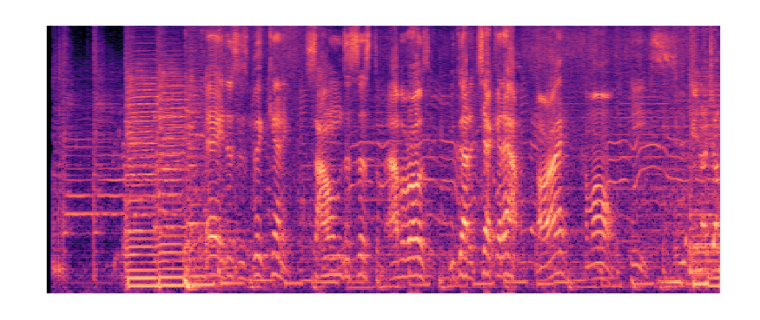
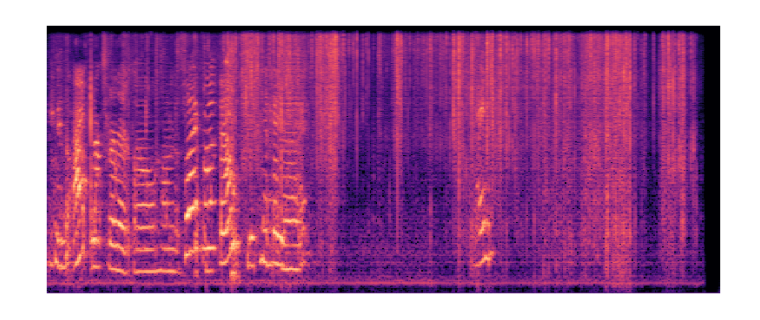
Before and after one commit to hongming21/Mel-Refine, a Jupyter notebook: visiualize.ipynb, the cells around one changed output. Cells and saved outputs as stored; diff of their text form; code cells hidden in the pictures.

```diff
--- a/visiualize.ipynb
+++ b/visiualize.ipynb
@@ -3,26 +3,26 @@
 # %%
 import librosa
 import librosa.display
 import matplotlib.pyplot as plt
 import numpy as np
 
 # 读取音频文件
-audio_path = "/raid2/DATA/ckpt/audiocaps_test/test/g6CY7qvu81k_105086_0.wav"  # 替换为你的音频文件路径
+audio_path = "/raid3/hm/workspace/freeau/high_freq/1725385273_steps_200_guidance_3.0_s1_2.5_s2_2.5_b1_1.0_b2_1.0_constant_tango2_seed27/AbplcXwXnvE_102751_30.wav"
 y, sr = librosa.load(audio_path)
 
 # 计算梅尔频谱
 S = librosa.feature.melspectrogram(y=y, sr=sr, n_mels=512, fmax=8192)
 
 # 将梅尔频谱转换为对数刻度（dB）
 S_dB = librosa.power_to_db(S, ref=np.max)
 
 # 绘制梅尔频谱
 plt.figure(figsize=(10, 4))
 librosa.display.specshow(S_dB, sr=sr, x_axis='time', y_axis='mel', fmax=8192)
 plt.axis('off')
 
 # 保存频谱图为图像文件
 plt.savefig('reference.png', dpi=300, bbox_inches='tight', pad_inches=0)
 plt.show()
 # %% [output]
-[figure, old version]
+[figure, new version]
```
Also changed, not shown: parts of 2 cells of this notebook, 5 other files.
